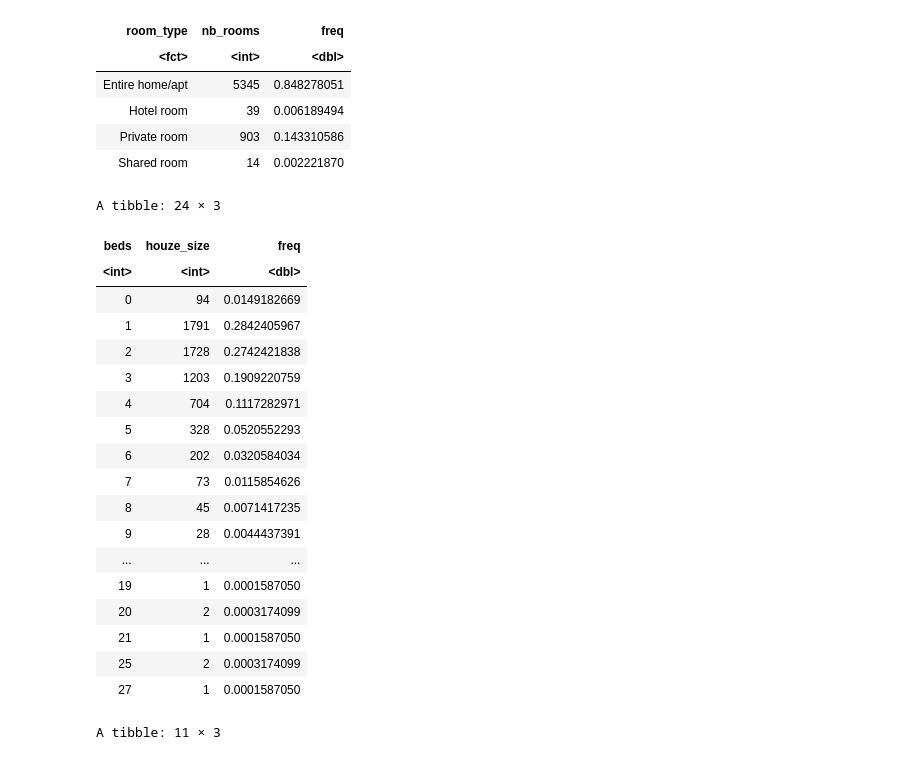
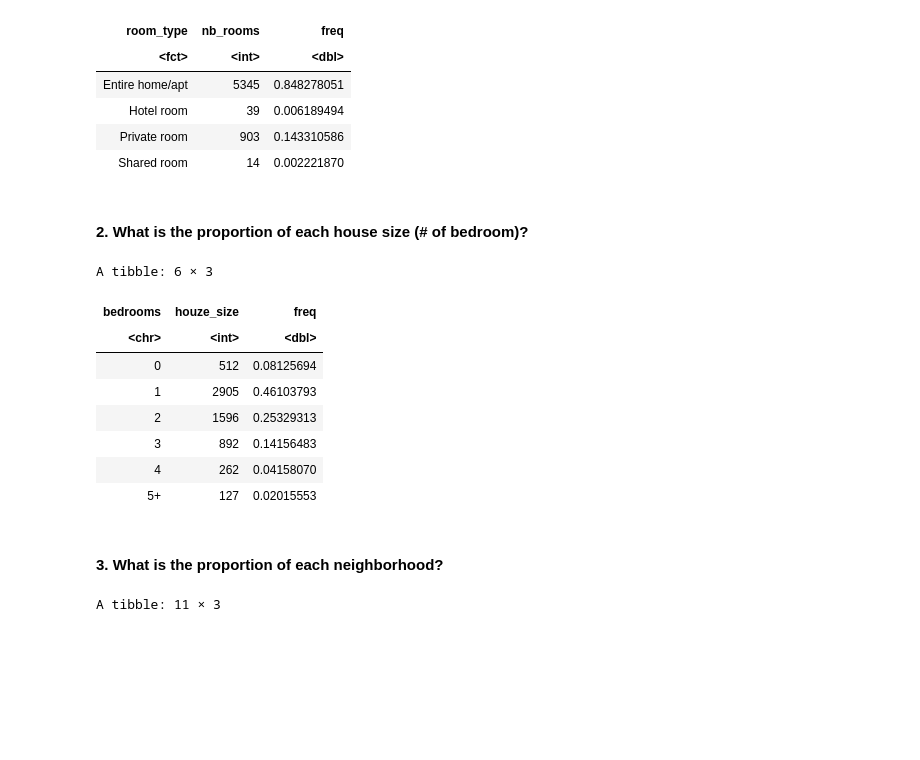
Before and after one commit to Ducrioma/Data-Analytics-Projects, a Jupyter notebook: Airbnb Data Analysis.ipynb, the cells around one changed output. Cells and saved outputs as stored; diff of their text form; code cells hidden in the pictures; blank space fills up the shorter version.

```diff
--- a/Airbnb Data Analysis.ipynb
+++ b/Airbnb Data Analysis.ipynb
@@ -353,34 +353,28 @@ A tibble: 4 × 3
 | Hotel room | 39 | 0.006189494 |
 | Private room | 903 | 0.143310586 |
 | Shared room | 14 | 0.002221870 |
+# %% [markdown]
+#### 2. What is the proportion of each house size (# of bedroom)?
 # %%
 aggregated_house_size <- listings %>%
     filter(city == selected_city) %>%
-    group_by(beds) %>%
+    group_by(bedrooms) %>%
     summarise(houze_size = n()) %>%
     mutate(freq = houze_size / sum(houze_size))
 # Removing NA
 aggregated_house_size[complete.cases(aggregated_house_size), ]
 # %% [output]
-A tibble: 24 × 3
+A tibble: 6 × 3
-| beds | houze_size | freq |
-| <int> | <int> | <dbl> |
-| 0 | 94 | 0.0149182669 |
-| 1 | 1791 | 0.2842405967 |
-| 2 | 1728 | 0.2742421838 |
-| 3 | 1203 | 0.1909220759 |
-| 4 | 704 | 0.1117282971 |
-| 5 | 328 | 0.0520552293 |
-| 6 | 202 | 0.0320584034 |
-| 7 | 73 | 0.0115854626 |
-| 8 | 45 | 0.0071417235 |
-| 9 | 28 | 0.0044437391 |
-| ... | ... | ... |
-| 19 | 1 | 0.0001587050 |
-| 20 | 2 | 0.0003174099 |
-| 21 | 1 | 0.0001587050 |
-| 25 | 2 | 0.0003174099 |
-| 27 | 1 | 0.0001587050 |
+| bedrooms | houze_size | freq |
+| <chr> | <int> | <dbl> |
+| 0 | 512 | 0.08125694 |
+| 1 | 2905 | 0.46103793 |
+| 2 | 1596 | 0.25329313 |
+| 3 | 892 | 0.14156483 |
+| 4 | 262 | 0.04158070 |
+| 5+ | 127 | 0.02015553 |
+# %% [markdown]
+#### 3. What is the proportion of each neighborhood?
 # %%
 aggregated_neighborhood <- listings %>%
     filter(city == selected_city) %>%
```
Also changed, not shown: parts of 2 cells of this notebook, 1 other file.
